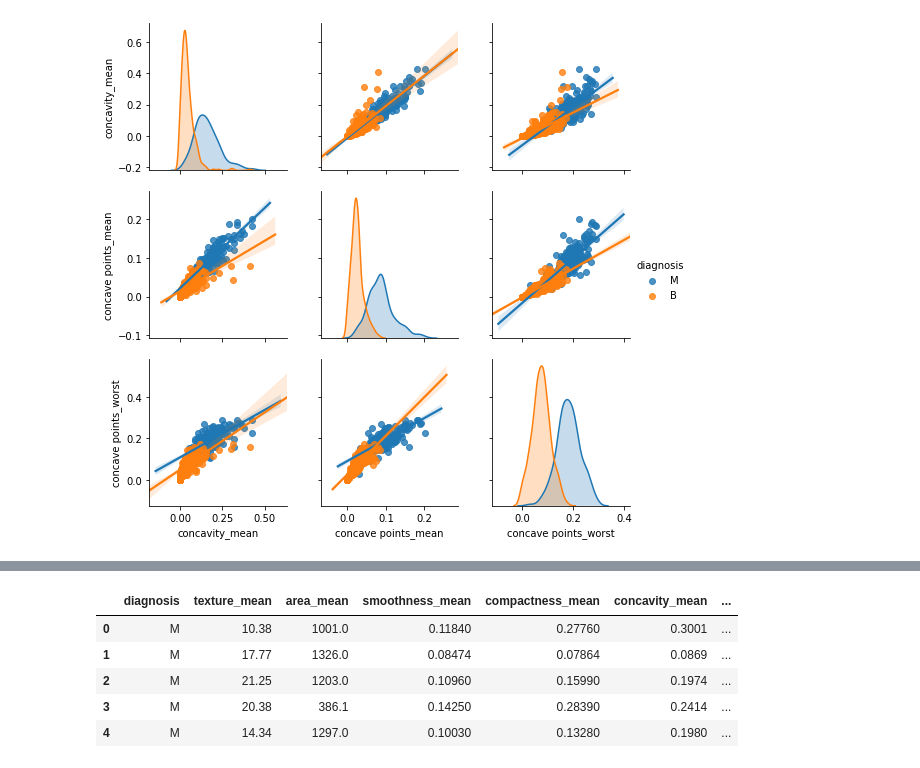
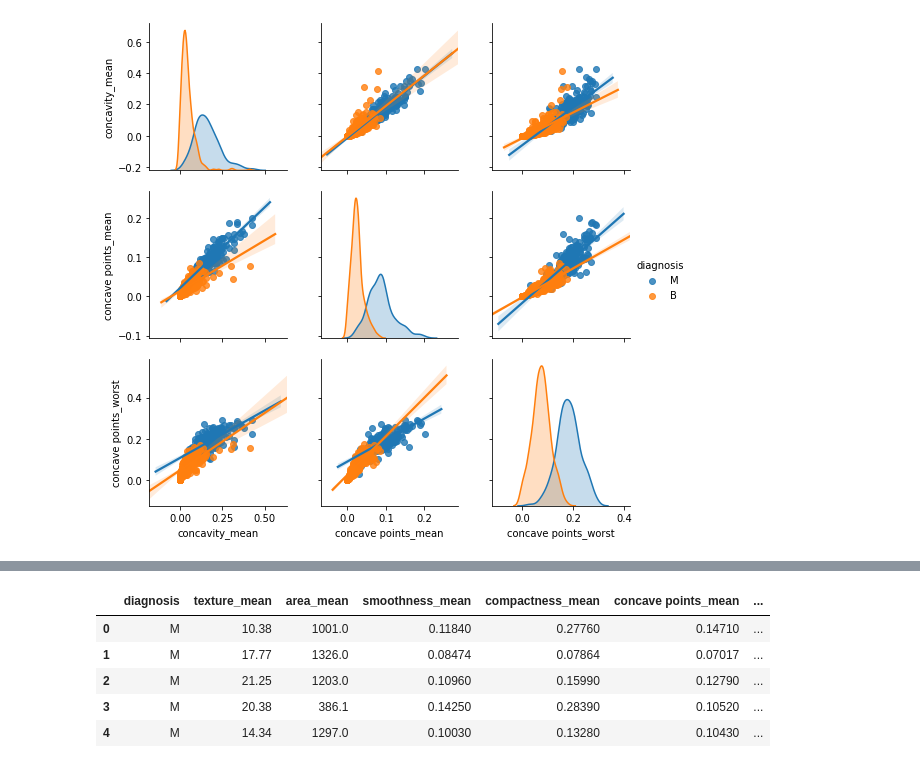
Before and after one commit to colmenareso/Final-Project-Data, a Jupyter notebook: Breast Cancer/Breast_Cancer_Exploratory Analysis.ipynb, the cells around one changed output, grey strips where cells are left out. Drawn from its saved outputs; the diff is of its cells as text; code cells hidden in the pictures.

```diff
--- a/Breast Cancer/Breast_Cancer_Exploratory Analysis.ipynb
+++ b/Breast Cancer/Breast_Cancer_Exploratory Analysis.ipynb
@@ -241,15 +548,16 @@ From the correlation matrix and visualization analysis we can infer:
 # %%
 # Dropping the attributes that showed high correlation coeffecient (>0.85) and removing the ID field
 
-columns_drop = ['id','radius_mean', 'radius_se', 'radius_worst', 'texture_worst', 'perimeter_mean', 'perimeter_se',
-                'perimeter_worst', 'area_worst','compactness_worst',  'concave points_worst', 'concavity_worst']
+columns_drop = ['id','radius_mean','radius_se', 'radius_worst', 'texture_worst', 'perimeter_mean', 'perimeter_se',
+                'perimeter_worst', 'area_worst','compactness_worst',  'concave points_worst', 'concavity_worst',
+                'concavity_mean']
 
 final_data = Raw_data.drop(columns_drop,axis = 1 )
 final_data.head()
 # %% [output]
-|  | diagnosis | texture_mean | area_mean | smoothness_mean | compactness_mean | concavity_mean | ... |
-| 0 | M | 10.38 | 1001.0 | 0.11840 | 0.27760 | 0.3001 | ... |
-| 1 | M | 17.77 | 1326.0 | 0.08474 | 0.07864 | 0.0869 | ... |
-| 2 | M | 21.25 | 1203.0 | 0.10960 | 0.15990 | 0.1974 | ... |
-| 3 | M | 20.38 | 386.1 | 0.14250 | 0.28390 | 0.2414 | ... |
-| 4 | M | 14.34 | 1297.0 | 0.10030 | 0.13280 | 0.1980 | ... |
+|  | diagnosis | texture_mean | area_mean | smoothness_mean | compactness_mean | concave points_mean | ... |
+| 0 | M | 10.38 | 1001.0 | 0.11840 | 0.27760 | 0.14710 | ... |
+| 1 | M | 17.77 | 1326.0 | 0.08474 | 0.07864 | 0.07017 | ... |
+| 2 | M | 21.25 | 1203.0 | 0.10960 | 0.15990 | 0.12790 | ... |
+| 3 | M | 20.38 | 386.1 | 0.14250 | 0.28390 | 0.10520 | ... |
+| 4 | M | 14.34 | 1297.0 | 0.10030 | 0.13280 | 0.10430 | ... |
```
Also changed, not shown: parts of 45 cells of this notebook, 2 other files.
